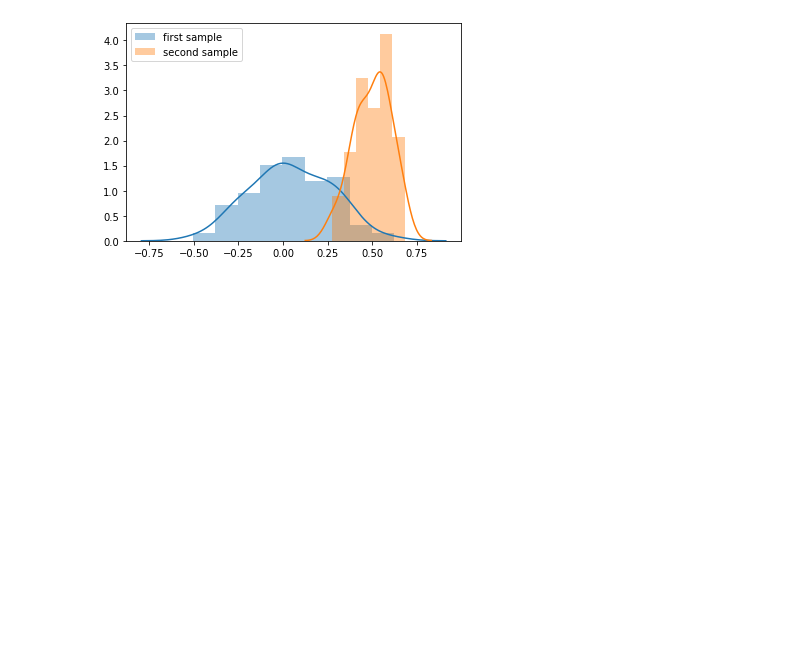
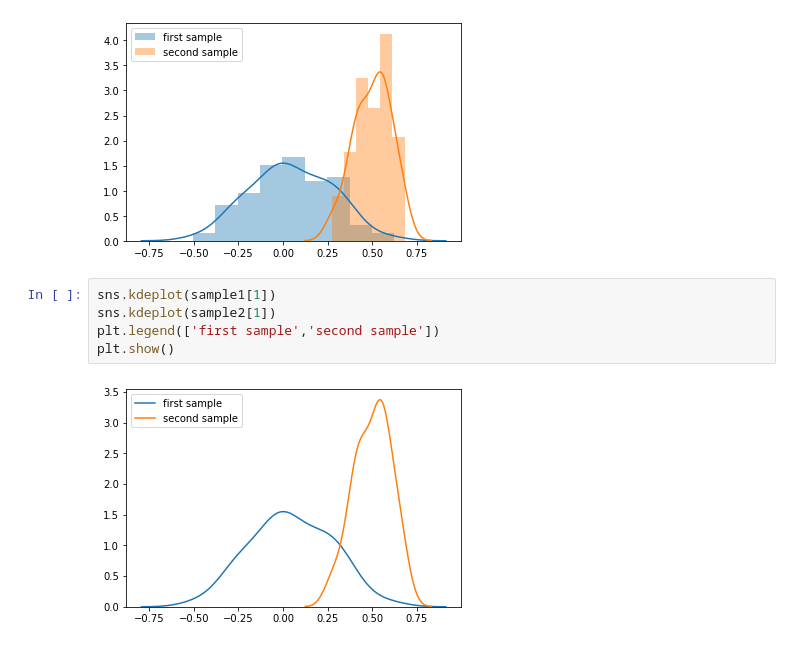
Before and after one commit to AshiG000/DS_ML_assignments, a Jupyter notebook: Assignment_4_DS_SHALA2020.ipynb, the cells around one changed output. Drawn from its saved outputs; the diff is of its cells as text; blank space fills up the shorter version.

```diff
--- a/Assignment_4_DS_SHALA2020.ipynb
+++ b/Assignment_4_DS_SHALA2020.ipynb
@@ -83,3 +81,10 @@ plt.legend(['first sample','second sample'])
 plt.show()
 # %% [output]
 [figure]
+# %%
+sns.kdeplot(sample1[1])
+sns.kdeplot(sample2[1])
+plt.legend(['first sample','second sample'])
+plt.show()
+# %% [output]
+[figure, added]
```
Also changed, not shown: parts of 1 cell of this notebook.
